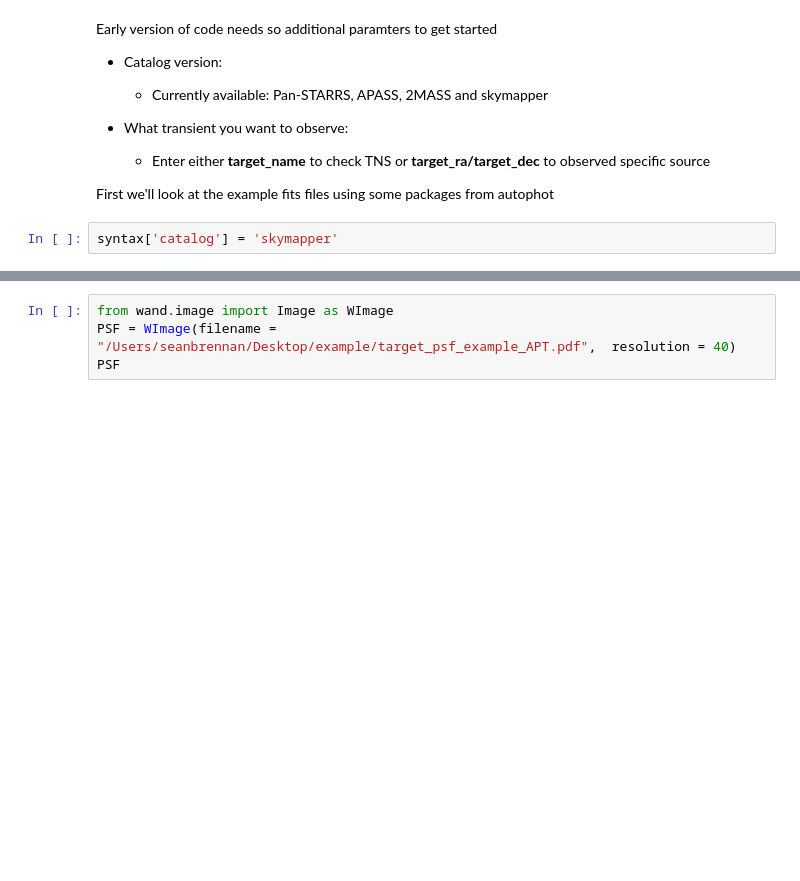
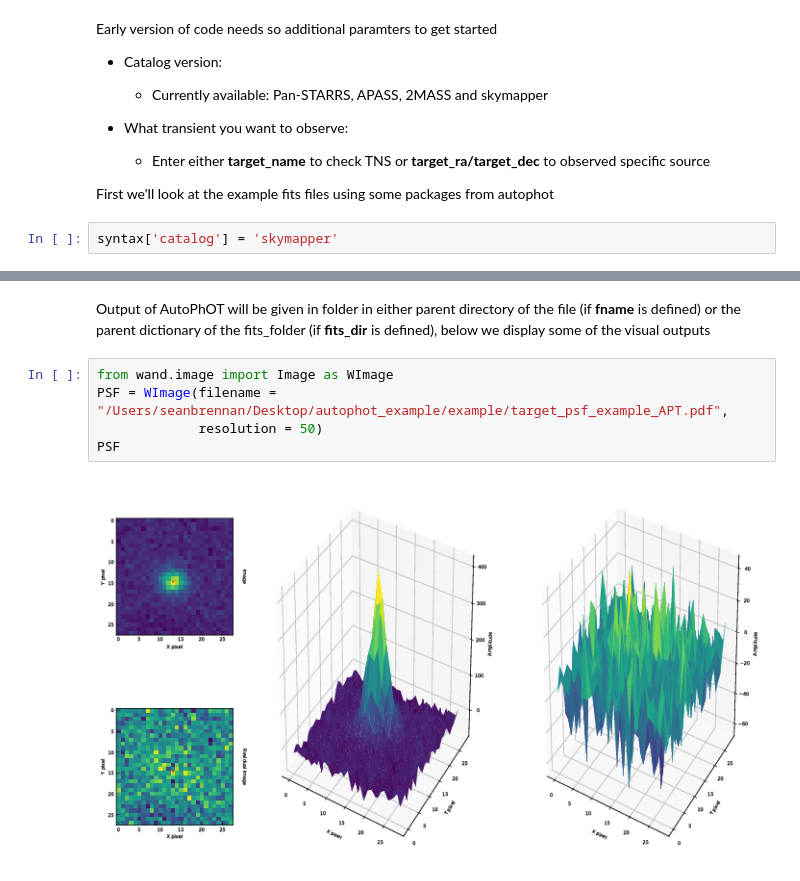
Before and after one commit to Astro-Sean/AutoPHoT, a Jupyter notebook: autophot_example.ipynb, the cells around one changed output, grey strips where cells are left out. Cells and saved outputs as stored; diff of their text form; blank space fills up the shorter version.

```diff
--- a/autophot_example.ipynb
+++ b/autophot_example.ipynb
@@ -123,5 +171,10 @@ Number of sources before cleaning - [s = 200]: 337
+# %% [markdown]
+Output of AutoPhOT will be given in folder in either parent directory of the file (if **fname** is defined) or the parent dictionary of the fits_folder (if **fits_dir** is defined), below we display some of the visual outputs
 # %%
 from wand.image import Image as WImage
-PSF = WImage(filename = "/Users/seanbrennan/Desktop/example/target_psf_example_APT.pdf",  resolution = 40)
+PSF = WImage(filename = "/Users/seanbrennan/Desktop/autophot_example/example/target_psf_example_APT.pdf",
+             resolution = 50)
 PSF
+# %% [output]
+[figure, added]
 # %%
```
Also changed, not shown: parts of 13 cells of this notebook.
